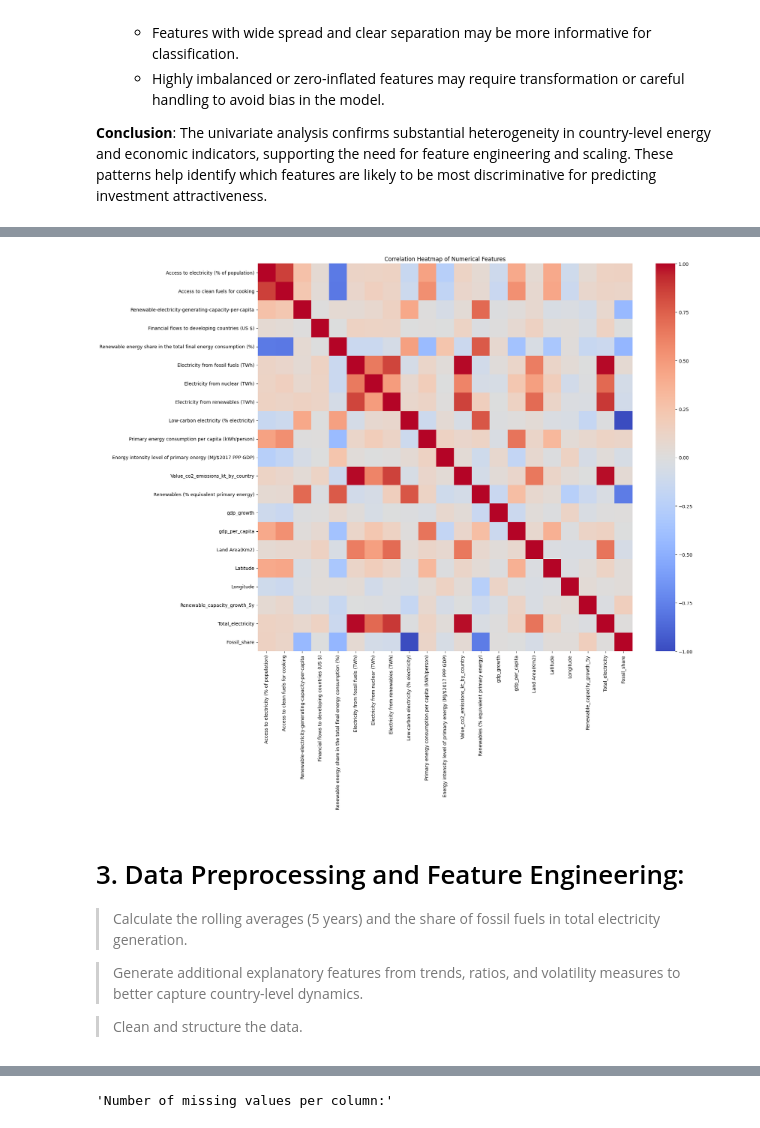
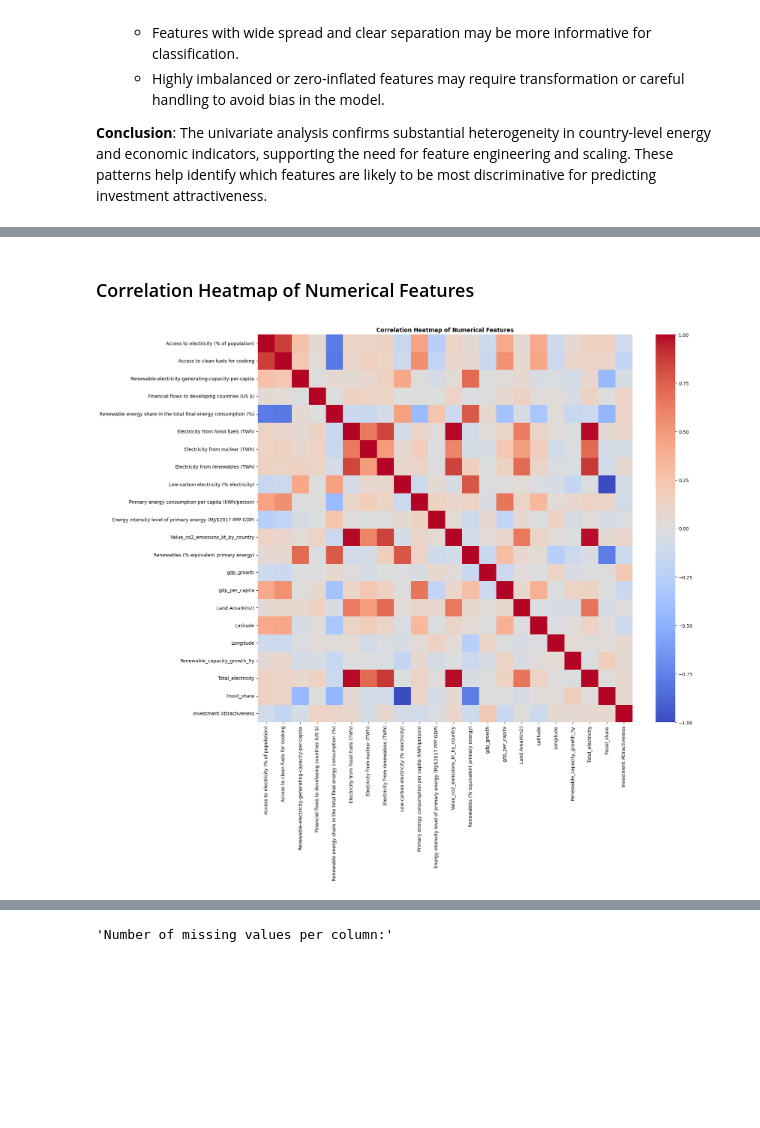
Before and after one commit to Jannik-m12/Classification-Model-Investment-Attractiveness-, a Jupyter notebook: notebooks/12.9 14 Uhr Copy of Classification Model (Investment Attractiveness).ipynb, the cells around one changed output, grey strips where cells are left out. Saved outputs shown, nothing was run; the diff lists cells and outputs as text; code cells hidden in the pictures; blank space fills up the shorter version.

```diff
--- a/notebooks/12.9 14 Uhr Copy of Classification Model (Investment Attractiveness).ipynb
+++ b/notebooks/12.9 14 Uhr Copy of Classification Model (Investment Attractiveness).ipynb
@@ -446,5 +481,4 @@ Name: proportion, dtype: float64
 # %%
-
 # 3. Variable Typing
 display("Data Types of Each Feature:")
 display(df.dtypes)
@@ -463,7 +497,7 @@ plt.figure(figsize=(15, 20))
 for i, col in enumerate(cols_to_plot):
     plt.subplot(len(cols_to_plot)//3 + 1, 3, i + 1)
     sns.histplot(df[col].dropna(), kde=True) # Drop NaNs for plotting
-    plt.title(col)
+    plt.title(col, fontweight='bold')
 plt.tight_layout()
 plt.show()
 # %% [output]
@@ -517,12 +553,13 @@ import matplotlib.pyplot as plt
 # Select numerical columns (excluding 'Year' and target variable)
 numeric_cols = [col for col in df.select_dtypes(include='number').columns if col not in ['Year', 'Investment Attractiveness']]
 
-# Plot boxplots for each numerical feature grouped by target class
+# Plot violin plots for each numerical feature grouped by target class
 plt.figure(figsize=(18, 3 * len(numeric_cols)))
 for i, col in enumerate(numeric_cols):
     plt.subplot(len(numeric_cols), 1, i + 1)
-    sns.boxplot(x='Investment Attractiveness', y=col, data=df)
-    plt.title(f'Boxplot of {col} by Investment Attractiveness')
+    sns.violinplot(x='Investment Attractiveness', y=col, data=df, palette={'0': 'red', '1': 'green'})
+
+    plt.title(f'Violin plot of {col} by Investment Attractiveness', fontweight='bold')
     plt.tight_layout()
 plt.show()
 # %% [output]
@@ -560,23 +599,17 @@ The box plots confirm that the engineered features and rule-based criteria are r
+# %% [markdown]
+### Correlation Heatmap of Numerical Features
 # %%
 # Select only numerical columns for correlation analysis
 numerical_df = df.select_dtypes(include=np.number)
 
 # Exclude 'Year' and the target variable from correlation analysis
-cols_for_correlation = [col for col in numerical_df.columns if col not in ['Year', 'Investment Attractiveness']]
+cols_for_correlation = [col for col in numerical_df.columns if col not in ['Year']]
 correlation_matrix = numerical_df[cols_for_correlation].corr()
 
 # Generate a heatmap
 plt.figure(figsize=(18, 15))
 sns.heatmap(correlation_matrix, annot=False, cmap='coolwarm') # annot=False to avoid clutter with many features
-plt.title('Correlation Heatmap of Numerical Features')
+plt.title('Correlation Heatmap of Numerical Features', fontweight='bold')
 plt.show()
 # %% [output]
-[figure, old version]
+[figure, new version]
-# %% [markdown]
-# 3. Data Preprocessing and Feature Engineering:
-
->Calculate the rolling averages (5 years) and the share of fossil fuels in total electricity generation.
-
-> Generate additional explanatory features from trends, ratios, and volatility measures to better capture country-level dynamics.
-
->Clean and structure the data.
```
Also changed, not shown: parts of 96 cells of this notebook, 19 other files.
